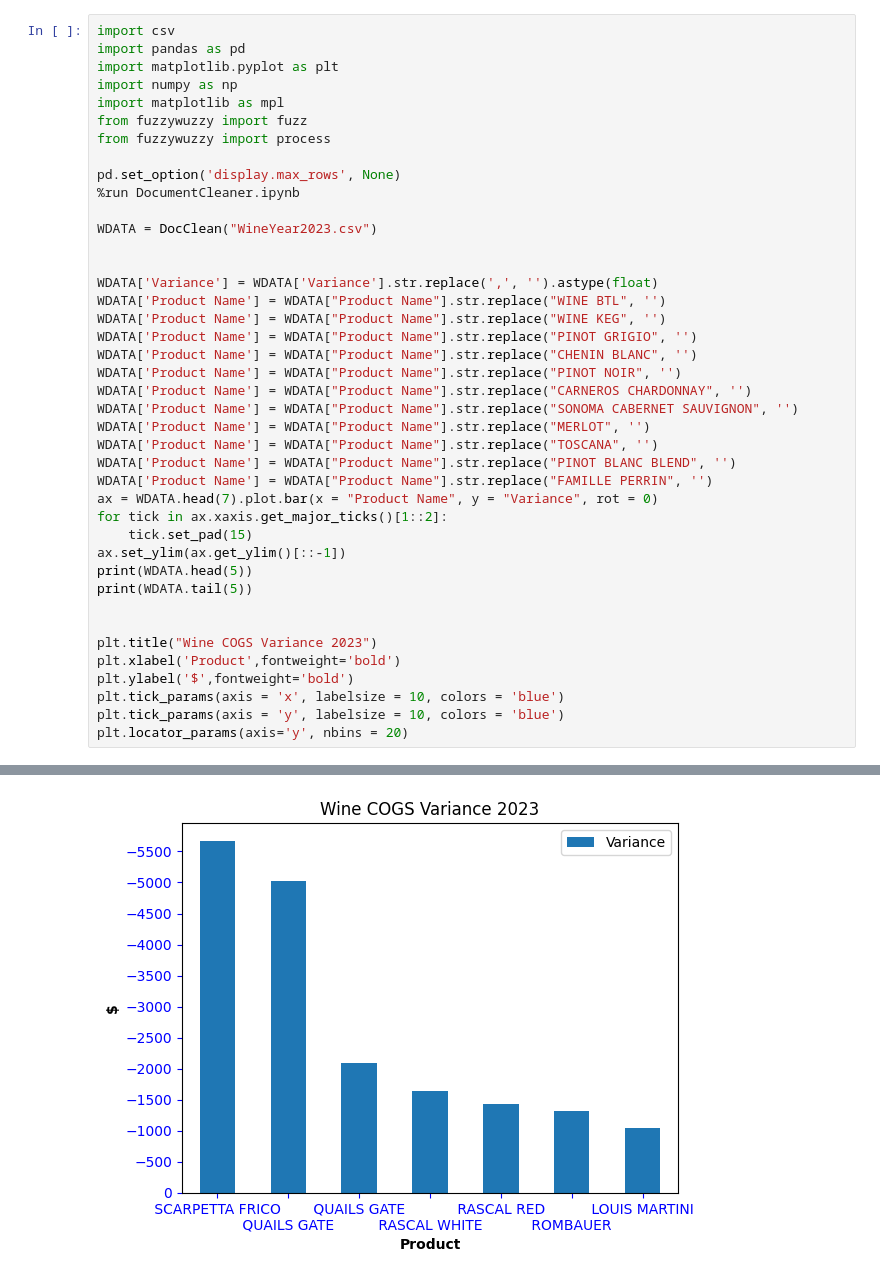
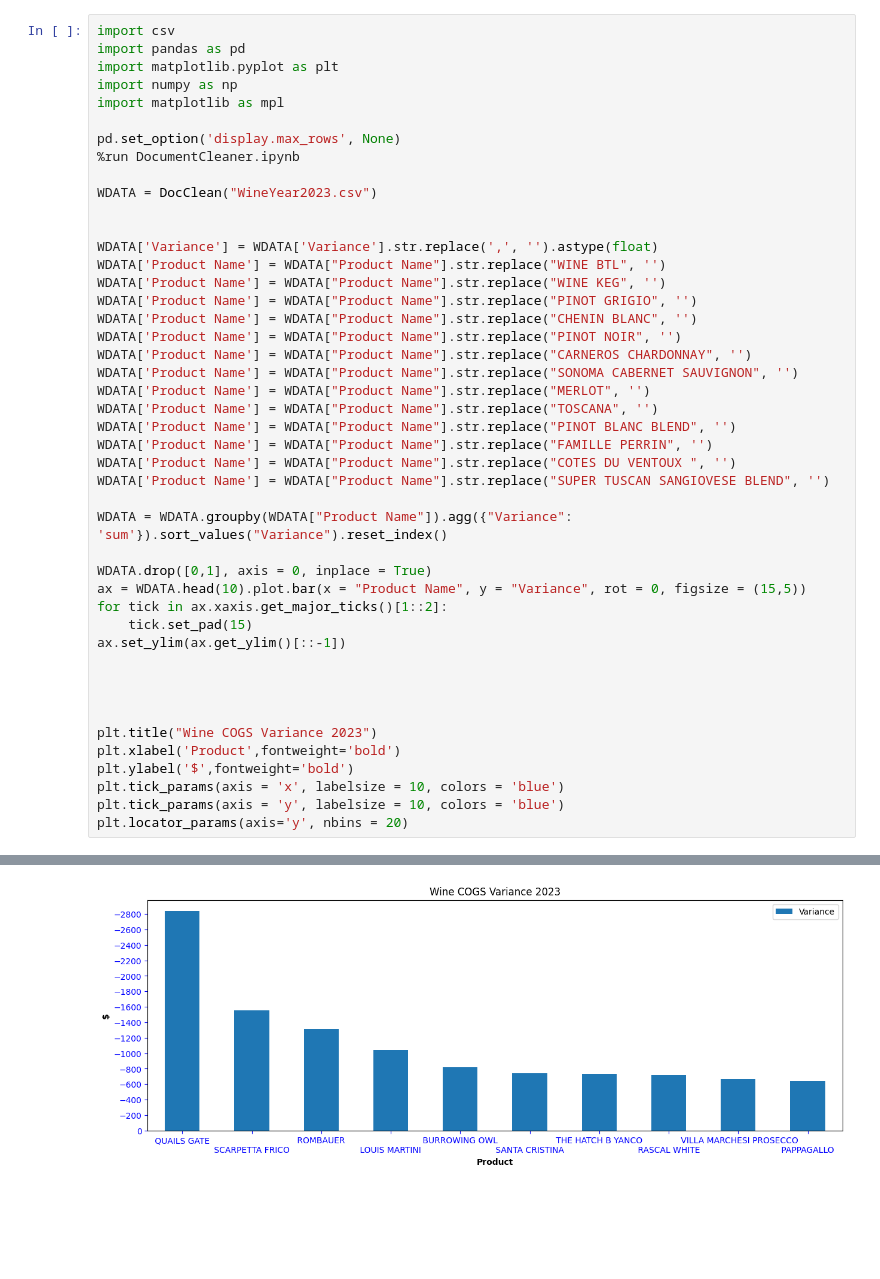
Before and after one commit to Djbraun12/ResturantDataProject, a Jupyter notebook: Document Reader WINE.ipynb, the cells around one changed output, grey strips where cells are left out. Drawn from its saved outputs; the diff is of its cells as text; blank space fills up the shorter version.

```diff
--- a/Document Reader WINE.ipynb
+++ b/Document Reader WINE.ipynb
@@ -4,8 +4,6 @@ import pandas as pd
 import matplotlib.pyplot as plt
 import numpy as np
 import matplotlib as mpl
-from fuzzywuzzy import fuzz
-from fuzzywuzzy import process
 
 pd.set_option('display.max_rows', None)
 %run DocumentCleaner.ipynb
@@ -25,12 +23,18 @@ WDATA['Product Name'] = WDATA["Product Name"].str.replace("MERLOT", '')
 WDATA['Product Name'] = WDATA["Product Name"].str.replace("TOSCANA", '')
 WDATA['Product Name'] = WDATA["Product Name"].str.replace("PINOT BLANC BLEND", '')
 WDATA['Product Name'] = WDATA["Product Name"].str.replace("FAMILLE PERRIN", '')
-ax = WDATA.head(7).plot.bar(x = "Product Name", y = "Variance", rot = 0)
+WDATA['Product Name'] = WDATA["Product Name"].str.replace("COTES DU VENTOUX ", '')
+WDATA['Product Name'] = WDATA["Product Name"].str.replace("SUPER TUSCAN SANGIOVESE BLEND", '')
+
+WDATA = WDATA.groupby(WDATA["Product Name"]).agg({"Variance": 'sum'}).sort_values("Variance").reset_index()
+
+WDATA.drop([0,1], axis = 0, inplace = True)
+ax = WDATA.head(10).plot.bar(x = "Product Name", y = "Variance", rot = 0, figsize = (15,5))
 for tick in ax.xaxis.get_major_ticks()[1::2]:
     tick.set_pad(15)
 ax.set_ylim(ax.get_ylim()[::-1])
-print(WDATA.head(5))
-print(WDATA.tail(5))
+
+
 
 
 plt.title("Wine COGS Variance 2023")
@@ -55 +47 @@ plt.locator_params(axis='y', nbins = 20)
-[figure, old version]
+[figure, new version]
```
Also changed, not shown: parts of 1 cell of this notebook, 2 other files.
